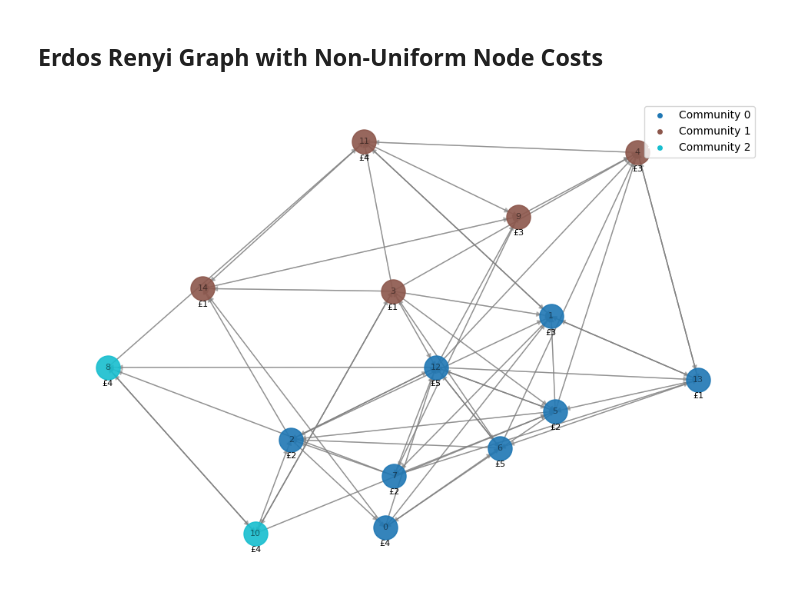
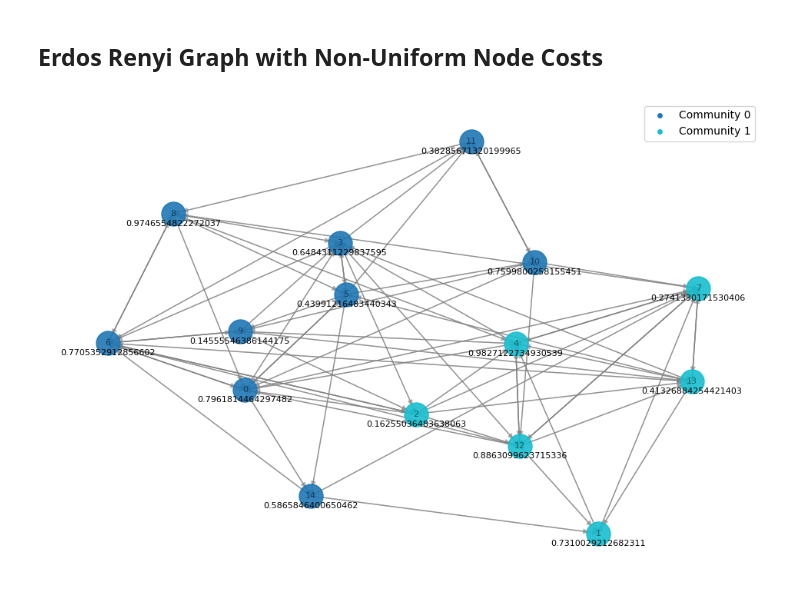
Before and after one commit to jacobhogarty/fairim-nu-cost, a Jupyter notebook: data/synthetic/visualisation.ipynb, the cells around one changed output. Cells and saved outputs as stored; diff of their text form; code cells hidden in the pictures.

Commit message:
Slight modification to graph_generator.py

```diff
--- a/data/synthetic/visualisation.ipynb
+++ b/data/synthetic/visualisation.ipynb
@@ -130,29 +130,29 @@ Graph serialised to networks\erdos_renyi_500.pkl
 # %%
 class NonUniformErdosRenyiGraph(GraphGenerator):
     def generate_graph(self, n, p, num_communities=5, minority_frac=0.1):
         """
         Generates a random graph, also known as an Erdős-Rényi graph or a binomial graph, with random weights and non-uniform node costs.
         """
         self.graph = nx.erdos_renyi_graph(
             n,
             p,
             directed=True,
             seed=np.random.default_rng(),
         )
 
         self.node_costs = {
-            node: random.randint(1, 5)
+            node: np.random.uniform(0.1, 1.0)
             for node in self.graph.nodes()
         }
 
         self.communities = self.louvain_communities()
 
         for i, community in enumerate(self.communities):
             for node in community:
                 self.graph.nodes[node]['community'] = i
 
 generator = NonUniformErdosRenyiGraph()
 generator.generate_graph(15, 0.3)
 generator.visualise()
 # %% [output]
-[figure, old version]
+[figure, new version]
```
Also changed, not shown: parts of 3 cells of this notebook, 2 other files.
